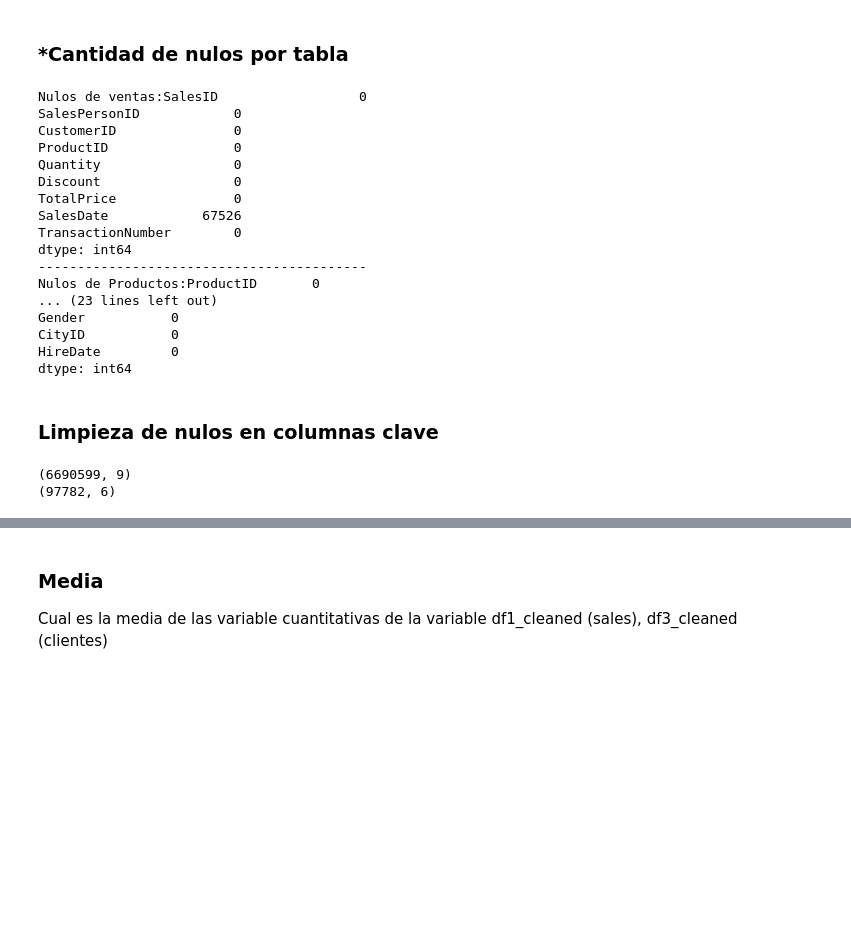
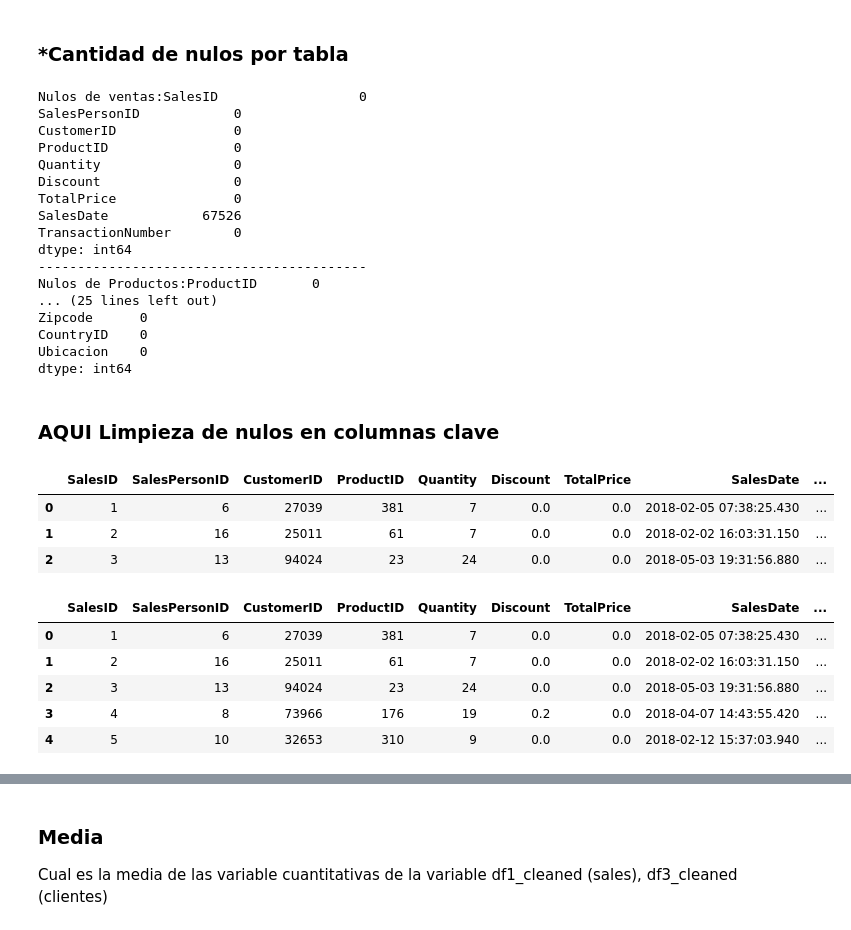
Before and after one commit to fabricio136900/M3_Data, a Jupyter notebook: Trabajo.ipynb, the cells around one changed output, grey strips where cells are left out. Saved outputs shown, nothing was run; the diff lists cells and outputs as text; code cells hidden in the pictures; blank space fills up the shorter version.

```diff
--- a/Trabajo.ipynb
+++ b/Trabajo.ipynb
@@ -248,6 +269,7 @@ null_counts_df1 = df1.isnull().sum()
 null_counts_df2 = df2.isnull().sum()
 null_counts_df3 = df3.isnull().sum()
 null_counts_df4 = df4.isnull().sum()
+null_counts_df5 = df5.isnull().sum()
 
 print(f'Nulos de ventas:{null_counts_df1}')
 print('------------------------------------------')
@@ -255,7 +277,9 @@ print(f'Nulos de Productos:{null_counts_df2}')
 print('------------------------------------------')
 print(f'Nulos de Clientes: {null_counts_df3}')
 print('------------------------------------------')
-print(f'Nulos de Clientes: {null_counts_df4}')
+print(f'Nulos de Empleado: {null_counts_df4}')
+print('------------------------------------------')
+print(f'Nulos de Empleado: {null_counts_df5}')
 # %% [output]
 Nulos de ventas:SalesID                  0
 SalesPersonID            0
@@ -269,10 +293,19 @@ TransactionNumber        0
 dtype: int64
 ------------------------------------------
 Nulos de Productos:ProductID       0
-... (23 lines left out)
-Gender           0
-CityID           0
-HireDate         0
+... (25 lines left out)
+Zipcode      0
+CountryID    0
+Ubicacion    0
 dtype: int64
 # %% [markdown]
-### Limpieza de nulos en columnas clave
+### AQUI Limpieza de nulos en columnas clave
+# %%
+# Limpieza: eliminamos solo filas con valores nulos en 'SalesDate' en df1
+df1_cleaned = df1.dropna(subset=['SalesDate'])
+display(df1_cleaned.head(3))
+# %% [output]
+|  | SalesID | SalesPersonID | CustomerID | ProductID | Quantity | Discount | TotalPrice | SalesDate | ... |
+| 0 | 1 | 6 | 27039 | 381 | 7 | 0.0 | 0.0 | 2018-02-05 07:38:25.430 | ... |
+| 1 | 2 | 16 | 25011 | 61 | 7 | 0.0 | 0.0 | 2018-02-02 16:03:31.150 | ... |
+| 2 | 3 | 13 | 94024 | 23 | 24 | 0.0 | 0.0 | 2018-05-03 19:31:56.880 | ... |
@@ -279,9 +316,19 @@ dtype: int64
 # %%
-df1_cleaned = df1.dropna(subset=['SalesDate'])
-df3_cleaned = df3.dropna(subset=['MiddleInitial'])
+#REVISAR
+#df1_cleaned = df1.dropna(subset=['SalesDate'])
+#df3_cleaned = df3.dropna(subset=['MiddleInitial'])
 
-print(df1_cleaned.shape)
-print(df3_cleaned.shape)
+#print(df1_cleaned.shape)
+#print(df3_cleaned.shape)
-# %% [output]
-(6690599, 9)
-(97782, 6)
+# %%
+from IPython.display import display
+# Limpiar solo las filas con fecha de venta nula
+df1_cleaned = df1[df1['SalesDate'].notna()]
+display(df1_cleaned.head())
+# %% [output]
+|  | SalesID | SalesPersonID | CustomerID | ProductID | Quantity | Discount | TotalPrice | SalesDate | ... |
+| 0 | 1 | 6 | 27039 | 381 | 7 | 0.0 | 0.0 | 2018-02-05 07:38:25.430 | ... |
+| 1 | 2 | 16 | 25011 | 61 | 7 | 0.0 | 0.0 | 2018-02-02 16:03:31.150 | ... |
+| 2 | 3 | 13 | 94024 | 23 | 24 | 0.0 | 0.0 | 2018-05-03 19:31:56.880 | ... |
+| 3 | 4 | 8 | 73966 | 176 | 19 | 0.2 | 0.0 | 2018-04-07 14:43:55.420 | ... |
+| 4 | 5 | 10 | 32653 | 310 | 9 | 0.0 | 0.0 | 2018-02-12 15:37:03.940 | ... |
```
Also changed, not shown: parts of 136 cells of this notebook.
